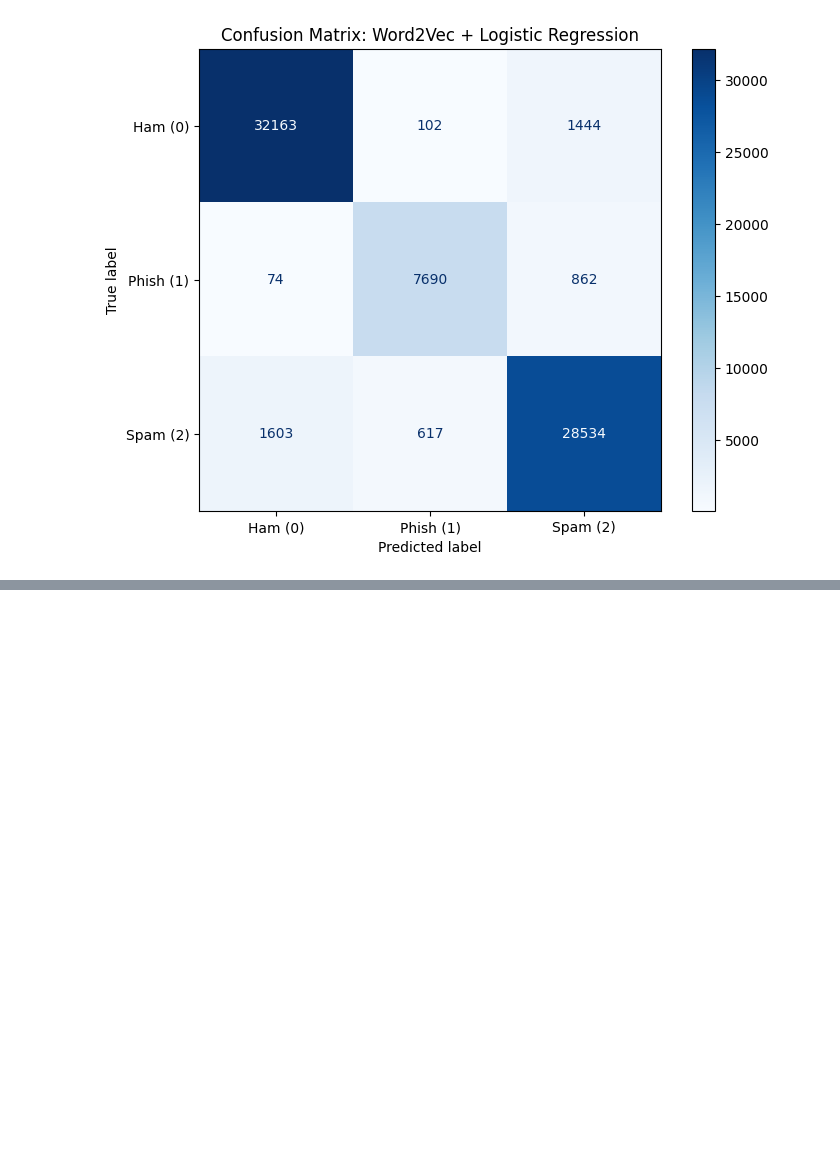
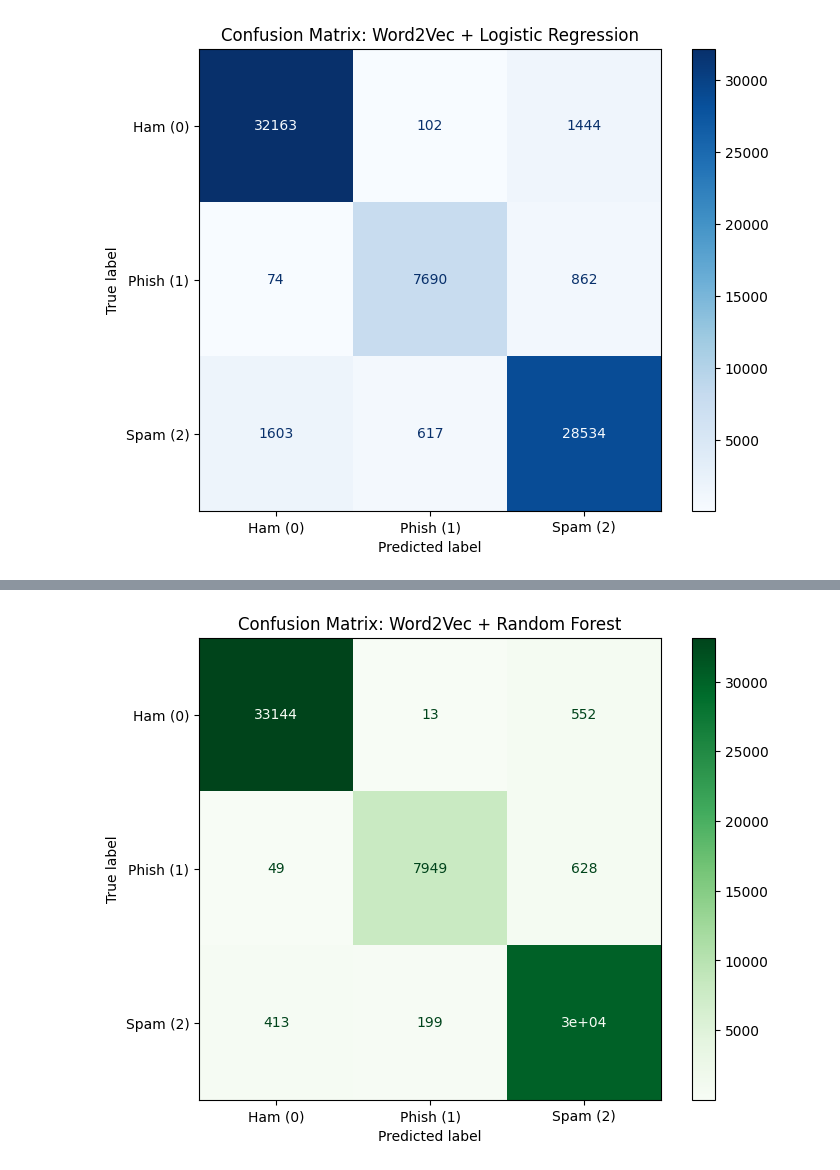
Before and after one commit to BrunoM6/Y1S2-NLP, a Jupyter notebook: project.ipynb, the cells around one changed output, grey strips where cells are left out. Saved outputs shown, nothing was run; the diff lists cells and outputs as text; code cells hidden in the pictures; blank space fills up the shorter version.

Commit message:
random forest with word2vec

```diff
--- a/project.ipynb
+++ b/project.ipynb
@@ -336,3 +336,18 @@ plt.title('Confusion Matrix: Word2Vec + Logistic Regression')
 plt.show()
 # %% [output]
 [figure]
+# %%
+from sklearn.ensemble import RandomForestClassifier
+
+print("--- Dense Representation + Random Forest ---")
+
+# n_estimators=100 to test
+rf_dense = RandomForestClassifier(n_estimators=100, random_state=42, n_jobs=-1)
+
+print("Training Random Forest on Word2Vec embeddings (this takes some time)...")
+rf_dense.fit(X_train_dense, y_train)
+
+rf_dense_predictions = rf_dense.predict(X_test_dense)
+
+print("\n--- Word2Vec + Random Forest Classification Report ---")
+print(classification_report(y_test, rf_dense_predictions))
@@ -338,0 +368,17 @@ plt.show()
+# %%
+fig, ax = plt.subplots(figsize=(8, 6))
+
+
+cmd = ConfusionMatrixDisplay.from_estimator(
+    rf_dense,
+    X_test_dense,
+    y_test,
+    display_labels=['Ham (0)', 'Phish (1)', 'Spam (2)'],
+    cmap=plt.cm.Greens,
+    ax=ax
+)
+
+plt.title('Confusion Matrix: Word2Vec + Random Forest')
+plt.show()
+# %% [output]
+[figure, added]
```
Also changed, not shown: parts of 3 cells of this notebook.
